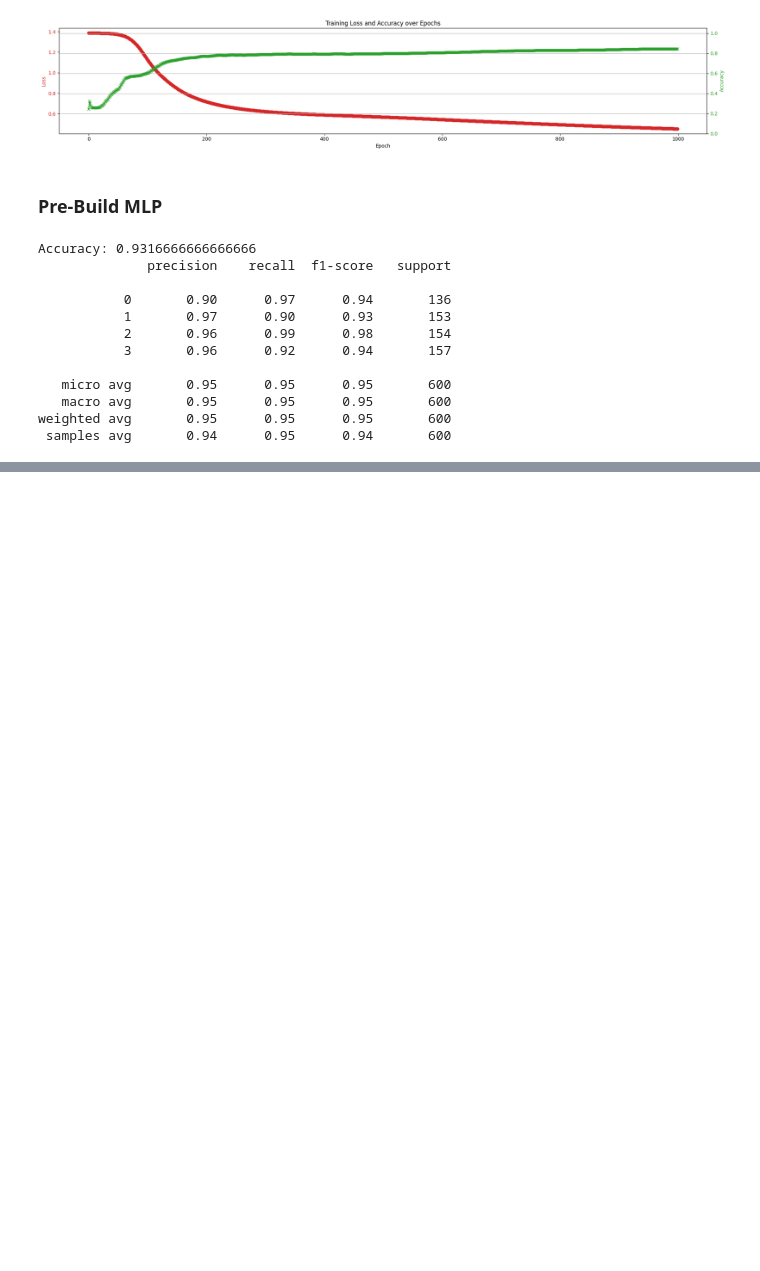
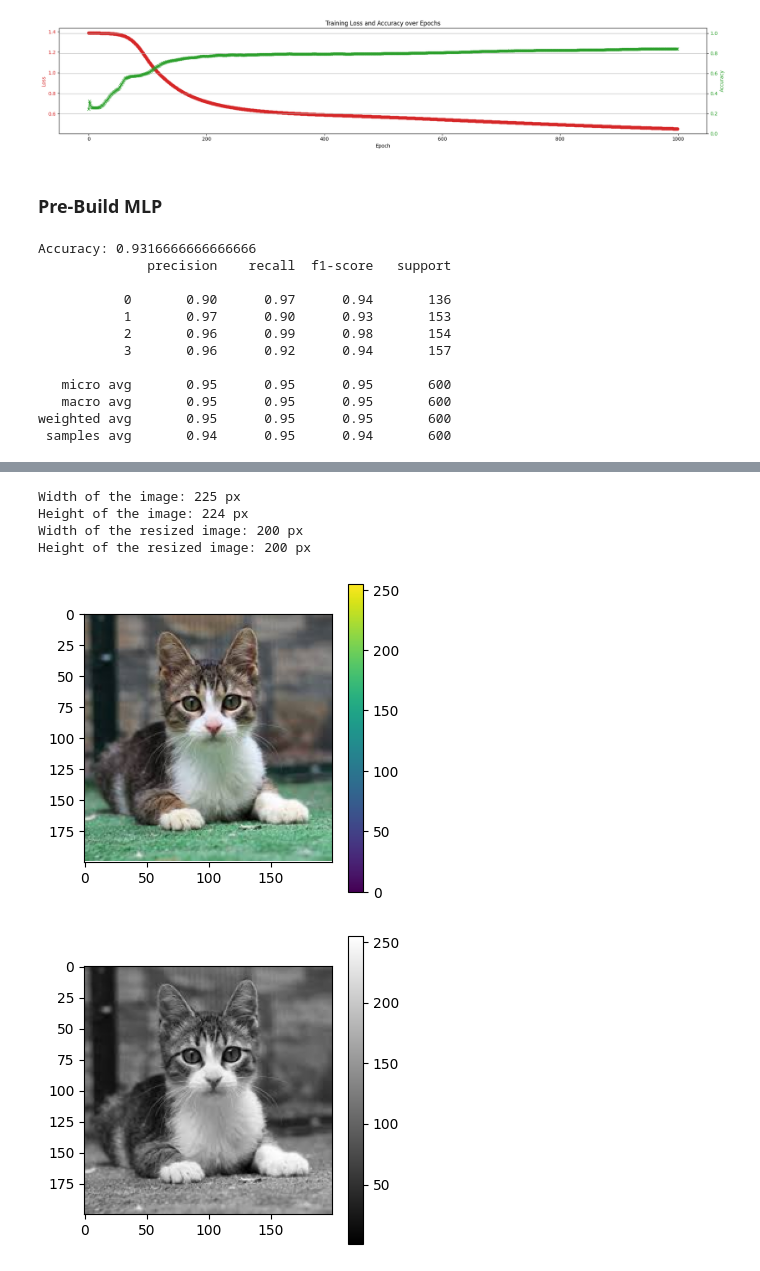
Before and after one commit to aditya230302/CODE-COLLECTION, a Jupyter notebook: DL_Models.ipynb, the cells around one changed output, grey strips where cells are left out. Cells and saved outputs as stored; diff of their text form; code cells hidden in the pictures; blank space fills up the shorter version.

```diff
--- a/DL_Models.ipynb
+++ b/DL_Models.ipynb
@@ -428,0 +534,64 @@ weighted avg       0.95      0.95      0.95       600
+# %%
+from PIL import Image, ImageOps, ImageChops # pillow library for standard image processing
+import pandas as pd
+import numpy as np
+import matplotlib.pyplot as plt
+import seaborn as sns
+import os
+import cv2
+
+image_path = r"/content/cat.jpg"
+img = Image.open(image_path)
+### To get the size of the CAT's image
+width, height = img.size
+print('Width of the image:', width, 'px')
+print('Height of the image:', height, 'px')
+### Convert the CAT's image into 200 X 200 pixels
+img_resized = img.resize((200, 200))
+width1, height1 = img_resized.size
+print('Width of the resized image:', width1, 'px')
+print('Height of the resized image:', height1, 'px')
+### Convert it into `numpy` array
+cat_img_np = np.array(img_resized)
+
+### Original cat's color image
+plt.figure(figsize=(4,4))
+plt.imshow(img_resized)
+plt.colorbar()
+plt.show()
+
+### Grayscale cat
+gray_cat = cv2.cvtColor(cat_img_np, cv2.COLOR_RGB2GRAY)
+plt.figure(figsize=(4,4))
+plt.imshow(gray_cat, cmap='gray')
+plt.colorbar()
+plt.show()
+
+# filters
+filters = {
+    'Original': gray_cat,
+    'Sobel X': cv2.Sobel(gray_cat, cv2.CV_64F, 1, 0, ksize=3),
+    'Sobel Y': cv2.Sobel(gray_cat, cv2.CV_64F, 0, 1, ksize=3),
+    'Laplacian': cv2.Laplacian(gray_cat, cv2.CV_64F),
+    'Sharpen': cv2.filter2D(gray_cat, -1, kernel= np.array([[0, -1, 0], [-1, 5,-1], [0, -1, 0]])),
+    'Gaussian Blur': cv2.GaussianBlur(gray_cat, (5,5), 0)
+}
+
+plt.figure(figsize = (12,8))
+
+for i, (title, img) in enumerate(filters.items(), 1):
+    plt.subplot(2,3,i)
+    cmap = 'gray' if len(img.shape) ==2 else None
+    plt.imshow(img, cmap=cmap)
+    plt.title(title)
+    plt.axis('off')
+
+plt.tight_layout()
+plt.show()
+# %% [output]
+Width of the image: 225 px
+Height of the image: 224 px
+Width of the resized image: 200 px
+Height of the resized image: 200 px
+[figure, added]
+[figure, added]
```
Also changed, not shown: parts of 14 cells of this notebook.
